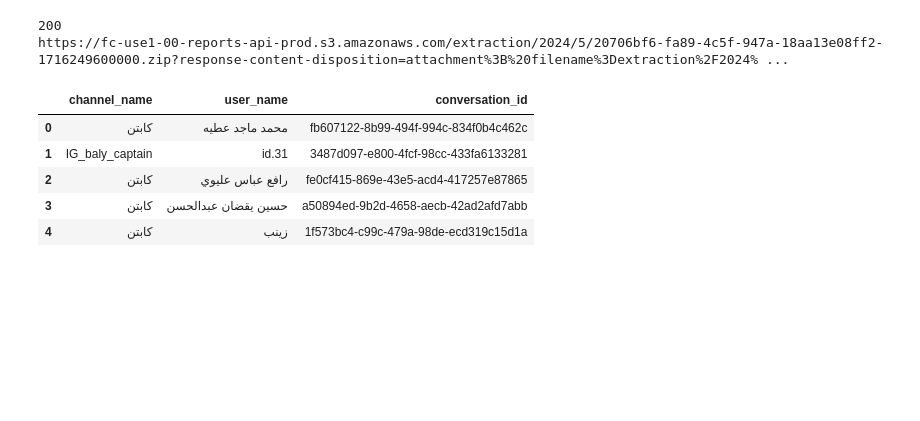
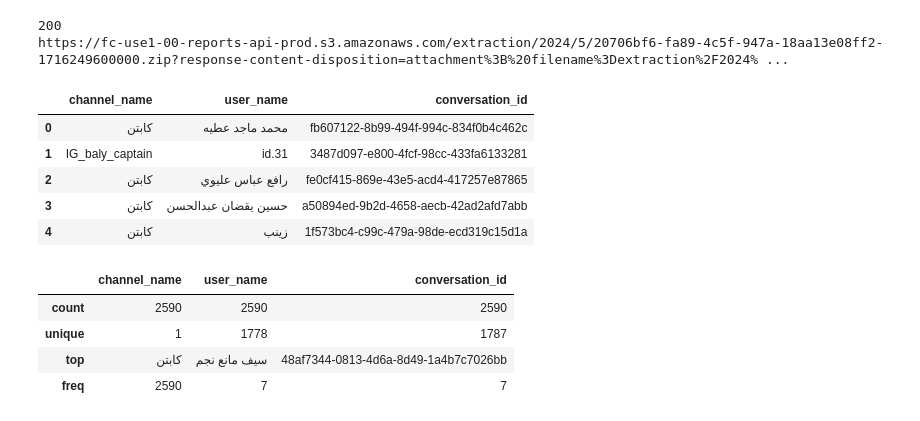
Before and after one commit to qzaidi/mlscratchpad, a Jupyter notebook: freshchat.ipynb, the cells around one changed output. Saved outputs shown, nothing was run; the diff lists cells and outputs as text; code cells hidden in the pictures; blank space fills up the shorter version.

```diff
--- a/freshchat.ipynb
+++ b/freshchat.ipynb
@@ -89,0 +94,8 @@ tdf.head()
+# %%
+ddf.describe()
+# %% [output]
+|  | channel_name | user_name | conversation_id |
+| count | 2590 | 2590 | 2590 |
+| unique | 1 | 1778 | 1787 |
+| top | كابتن | سيف مانع نجم | 48af7344-0813-4d6a-8d49-1a4b7c7026bb |
+| freq | 2590 | 7 | 7 |
```
Also changed, not shown: parts of 32 cells of this notebook, 2 other files.
